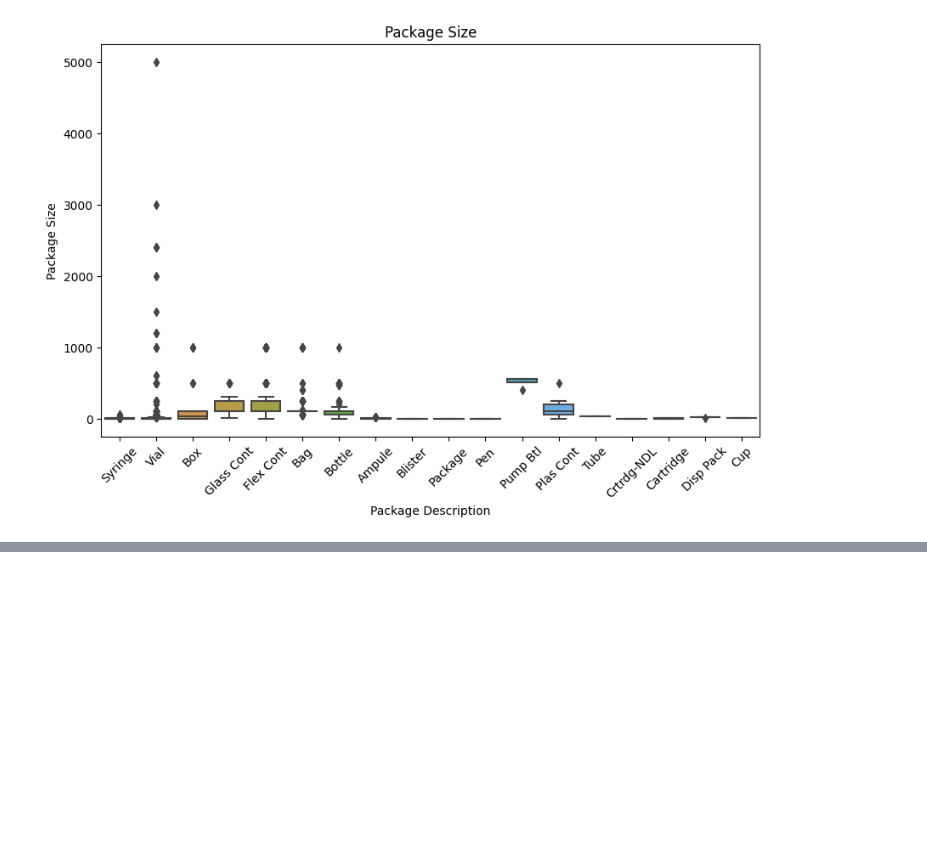
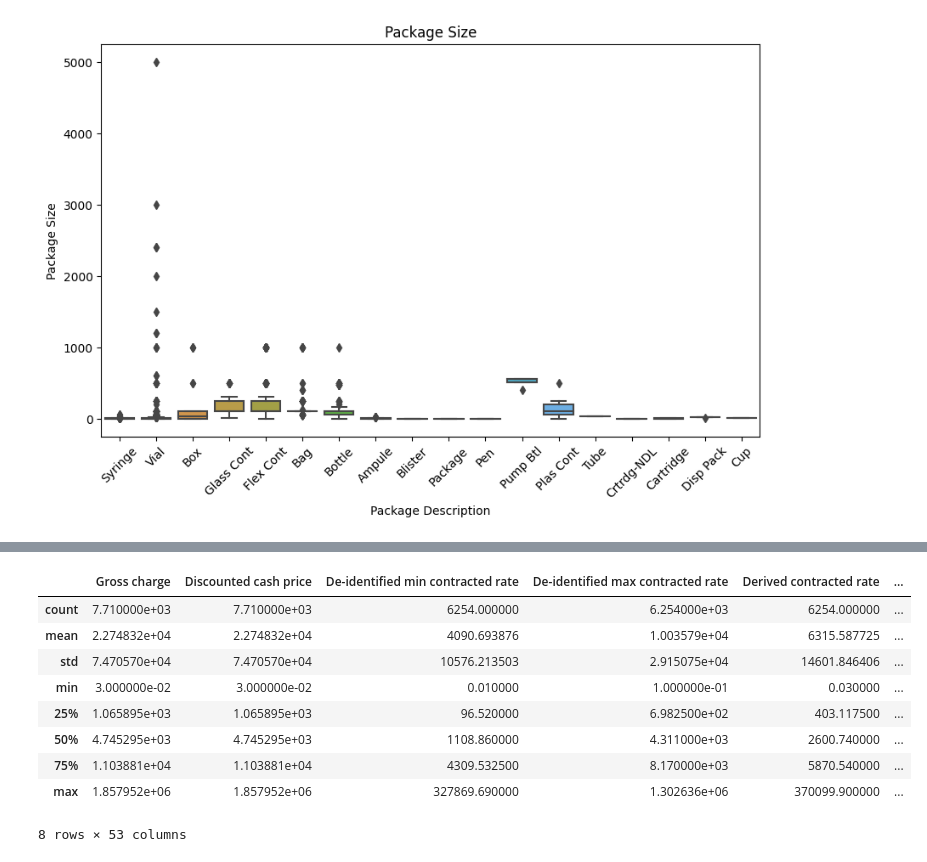
Before and after one commit to amnasyed1/sqlite_database_operations, a Jupyter notebook: sqlite_database_operations.ipynb, the cells around one changed output, grey strips where cells are left out. Cells and saved outputs as stored; diff of their text form; code cells hidden in the pictures; blank space fills up the shorter version.

```diff
--- a/sqlite_database_operations.ipynb
+++ b/sqlite_database_operations.ipynb
@@ -225,0 +412,13 @@ plt.show()
+# %%
+df_sb.describe()
+# %% [output]
+|  | Gross charge | Discounted cash price | De-identified min contracted rate | De-identified max contracted rate | Derived contracted rate | ... |
+| count | 7.710000e+03 | 7.710000e+03 | 6254.000000 | 6.254000e+03 | 6254.000000 | ... |
+| mean | 2.274832e+04 | 2.274832e+04 | 4090.693876 | 1.003579e+04 | 6315.587725 | ... |
+| std | 7.470570e+04 | 7.470570e+04 | 10576.213503 | 2.915075e+04 | 14601.846406 | ... |
+| min | 3.000000e-02 | 3.000000e-02 | 0.010000 | 1.000000e-01 | 0.030000 | ... |
+| 25% | 1.065895e+03 | 1.065895e+03 | 96.520000 | 6.982500e+02 | 403.117500 | ... |
+| 50% | 4.745295e+03 | 4.745295e+03 | 1108.860000 | 4.311000e+03 | 2600.740000 | ... |
+| 75% | 1.103881e+04 | 1.103881e+04 | 4309.532500 | 8.170000e+03 | 5870.540000 | ... |
+| max | 1.857952e+06 | 1.857952e+06 | 327869.690000 | 1.302636e+06 | 370099.900000 | ... |
+8 rows × 53 columns
```
Also changed, not shown: parts of 18 cells of this notebook.
